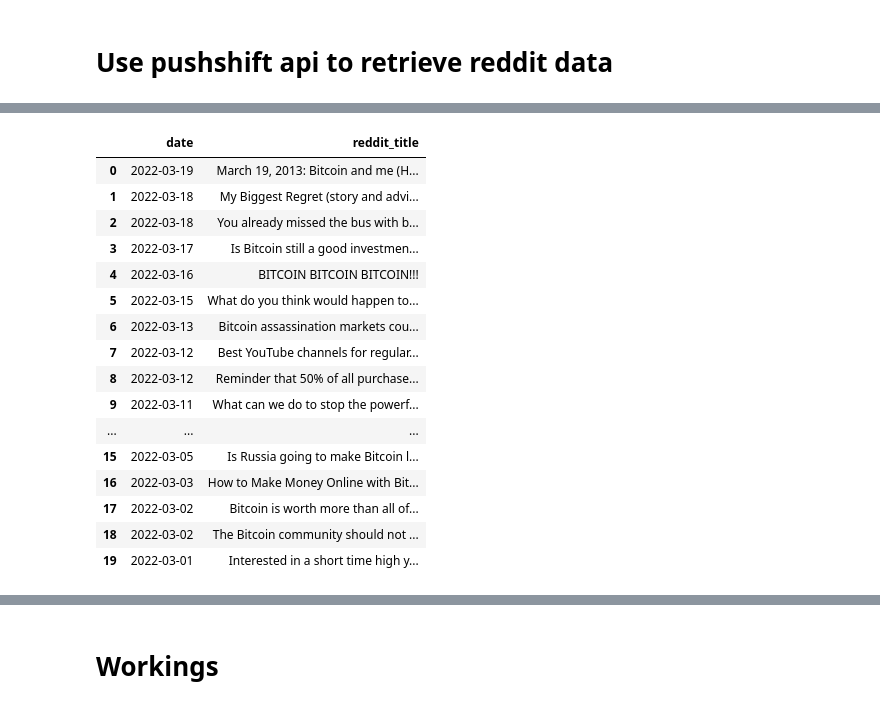
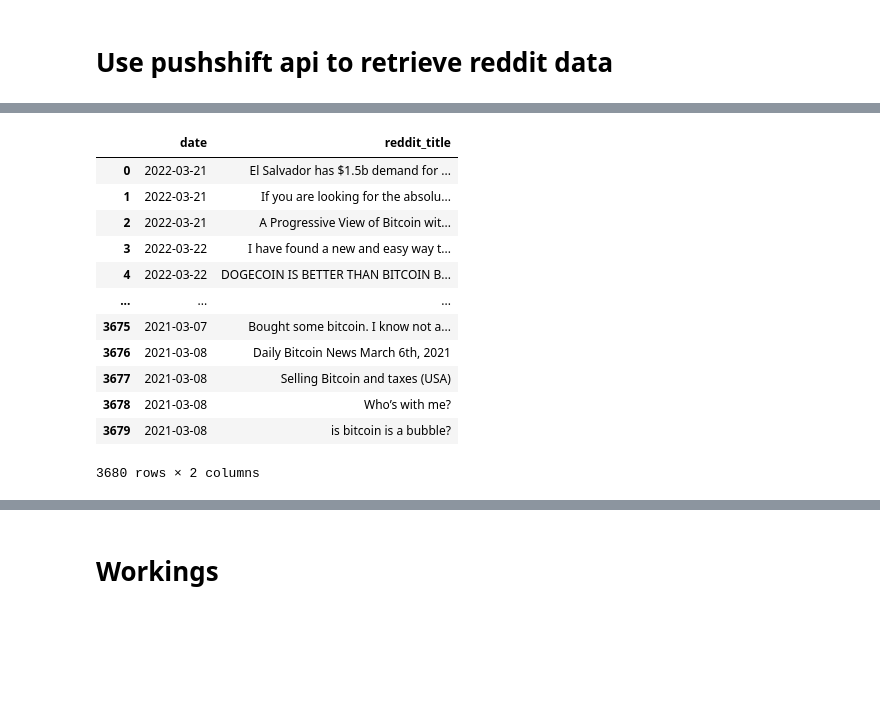
Before and after one commit to kmavyrle/CryptoAlgoTrading-with-NLP, a Jupyter notebook: Model.ipynb, the cells around one changed output, grey strips where cells are left out. Cells and saved outputs as stored; diff of their text form; code cells hidden in the pictures; blank space fills up the shorter version.

```diff
--- a/Model.ipynb
+++ b/Model.ipynb
@@ -48,16 +48,20 @@ def multiple_data_call(lookback_period:int,
                 **kwargs):
         df = pd.DataFrame(columns = ['date','reddit_title'])
         for i in range(1,lookback_period+1):
-                after = str(i+1)+'d'
-                before = str(i)+'d'
-                response=get_data(query,subreddit,before,after,fields,size,sort_type)
-                titles = []
-                date = []
-                for line in response:
-                        date.append(convert_to_date(line['created_utc']))
-                        titles.append(line['title'])
-                temp = pd.DataFrame(np.column_stack([date,titles]),columns = ['date','reddit_title'])
-                df = pd.concat([df,temp])
+                try:
+                        after = str(i+1)+'d'
+                        before = str(i)+'d'
+                        response=get_data(query,subreddit,before,after,fields,size,sort_type)
+                        titles = []
+                        date = []
+                        for line in response:
+                                date.append(convert_to_date(line['created_utc']))
+                                titles.append(line['title'])
+                        temp = pd.DataFrame(np.column_stack([date,titles]),columns = ['date','reddit_title'])
+                        df = pd.concat([df,temp])
+                except:
+                        print(f"Error encountered for {convert_to_date(line['created_utc'])}")
+                        continue
         df.index = list(range(len(df)))
         return df
 # %%
@@ -106,30 +112,26 @@ pct_change
 # %%
 query = "bitcoin"
 subreddit="bitcoin" #Define Your Query
 fields = "title,created_utc"
-size = 1
+size = 10
 sort_type = "score" #score, num_comments, default=created_utc
-d10_data = multiple_data_call(lookback_period=20,
+data = multiple_data_call(lookback_period=380,
             query = query,
             subreddit=subreddit,
             fields=fields,
             sort_type=sort_type)
-d10_data
+data
 # %% [output]
 |  | date | reddit_title |
-| 0 | 2022-03-19 | March 19, 2013: Bitcoin and me (H... |
-| 1 | 2022-03-18 | My Biggest Regret (story and advi... |
-| 2 | 2022-03-18 | You already missed the bus with b... |
-| 3 | 2022-03-17 | Is Bitcoin still a good investmen... |
-| 4 | 2022-03-16 | BITCOIN BITCOIN BITCOIN!!! |
-| 5 | 2022-03-15 | What do you think would happen to... |
-| 6 | 2022-03-13 | Bitcoin assassination markets cou... |
-| 7 | 2022-03-12 | Best YouTube channels for regular... |
-| 8 | 2022-03-12 | Reminder that 50% of all purchase... |
-| 9 | 2022-03-11 | What can we do to stop the powerf... |
+| 0 | 2022-03-21 | El Salvador has $1.5b demand for ... |
+| 1 | 2022-03-21 | If you are looking for the absolu... |
+| 2 | 2022-03-21 | A Progressive View of Bitcoin wit... |
+| 3 | 2022-03-22 | I have found a new and easy way t... |
+| 4 | 2022-03-22 | DOGECOIN IS BETTER THAN BITCOIN B... |
 | ... | ... | ... |
-| 15 | 2022-03-05 | Is Russia going to make Bitcoin l... |
-| 16 | 2022-03-03 | How to Make Money Online with Bit... |
-| 17 | 2022-03-02 | Bitcoin is worth more than all of... |
-| 18 | 2022-03-02 | The Bitcoin community should not ... |
-| 19 | 2022-03-01 | Interested in a short time high y... |
+| 3675 | 2021-03-07 | Bought some bitcoin. I know not a... |
+| 3676 | 2021-03-08 | Daily Bitcoin News March 6th, 2021 |
+| 3677 | 2021-03-08 | Selling Bitcoin and taxes (USA) |
+| 3678 | 2021-03-08 | Who’s with me? |
+| 3679 | 2021-03-08 | is bitcoin is a bubble? |
+3680 rows × 2 columns
```
Also changed, not shown: parts of 33 cells of this notebook, 1 other file.
